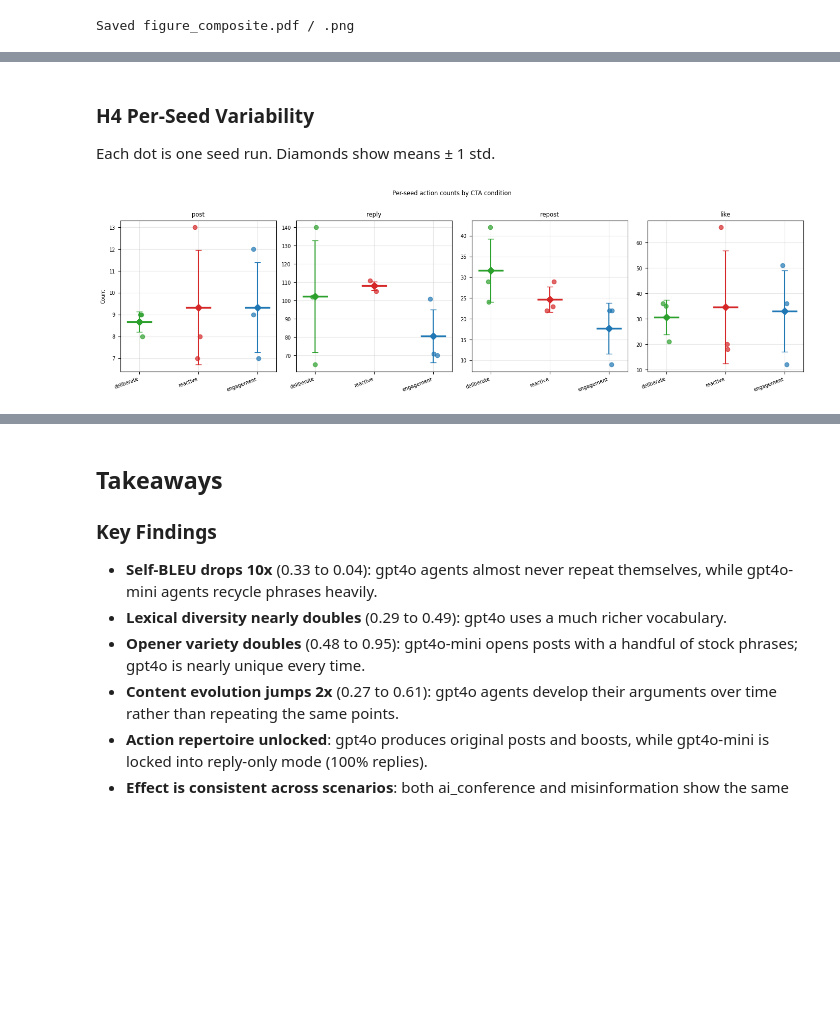
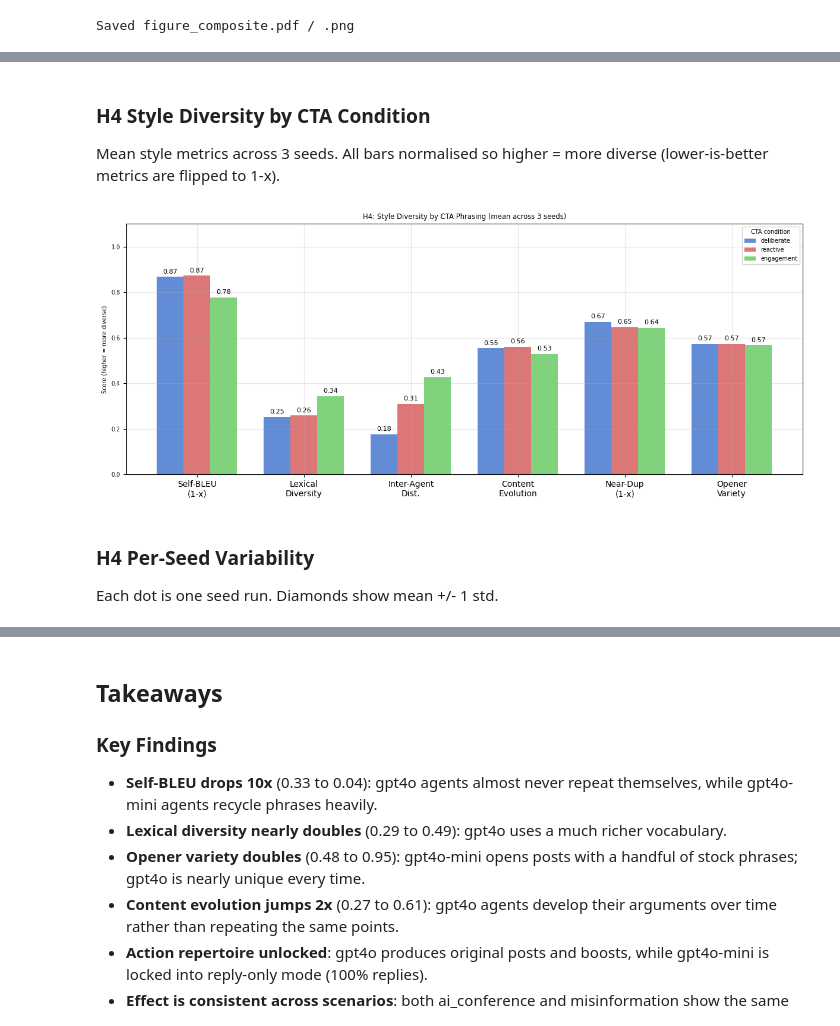
Before and after one commit to sandbox-social/silisocs, a Jupyter notebook: experiments/studies/style_diversity/notebook.ipynb, the cells around one changed output, grey strips where cells are left out. Cells and saved outputs as stored; diff of their text form; code cells hidden in the pictures; blank space fills up the shorter version.

```diff
--- a/experiments/studies/style_diversity/notebook.ipynb
+++ b/experiments/studies/style_diversity/notebook.ipynb
@@ -1399,28 +1318,47 @@ TOTAL             173.3        176.7        140.7
+# %% [markdown]
+### H4 Style Diversity by CTA Condition
+
+Mean style metrics across 3 seeds. All bars normalised so higher = more diverse (lower-is-better metrics are flipped to 1-x).
+# %%
+import numpy as np
+import matplotlib.pyplot as plt
+
+DISPLAY_METRICS = [
+    ('self_bleu',                   'Self-BLEU\n(1-x)',  True),
+    ('lexical_diversity',           'Lexical\nDiversity',   False),
+    ('inter_agent_distinctiveness', 'Inter-Agent\nDist.',   False),
+    ('content_evolution',           'Content\nEvolution',   False),
+    ('near_duplicate_rate',         'Near-Dup\n(1-x)',   True),
+    ('opener_variety',              'Opener\nVariety',      False),
+]
+
+cond_labels = [c.split('=')[1] for c in CONDITIONS]
+colors = ['#4878CF', '#D65F5F', '#6ACC65']
+x = np.arange(len(DISPLAY_METRICS))
+width = 0.25
+
+fig, ax = plt.subplots(figsize=(12, 5))
+for i, (cond, label, color) in enumerate(zip(CONDITIONS, cond_labels, colors)):
+    vals = []
+    for key, _, flip in DISPLAY_METRICS:
+        v = h4_means[cond][key]
+        vals.append(1 - v if flip else v)
+    bars = ax.bar(x + i*width, vals, width, label=label, color=color, alpha=0.85)
+    for bar, v in zip(bars, vals):
+        ax.text(bar.get_x()+bar.get_width()/2, bar.get_height()+0.01,
+                f'{v:.2f}', ha='center', va='bottom', fontsize=8)
+
+ax.set_xticks(x + width)
+ax.set_xticklabels([m[1] for m in DISPLAY_METRICS], fontsize=10)
+ax.set_ylabel('Score (higher = more diverse)')
+ax.set_title('H4: Style Diversity by CTA Phrasing (mean across 3 seeds)')
+ax.legend(title='CTA condition')
+ax.set_ylim(0, 1.1)
+plt.tight_layout()
+plt.show()
+# %% [output]
+[figure, added]
 # %% [markdown]
 ### H4 Per-Seed Variability
 
-Each dot is one seed run. Diamonds show means ± 1 std.
+Each dot is one seed run. Diamonds show mean +/- 1 std.
-# %%
-fig, axes = plt.subplots(1, len(SOCIAL_ACTIONS), figsize=(14, 4), sharey=False)
-
-for ai, act in enumerate(SOCIAL_ACTIONS):
-    ax = axes[ai]
-    for ci, cond in enumerate(H4_CONDITIONS):
-        vals = h4_counts[cond][act]
-        mean, std = np.mean(vals), np.std(vals)
-        # jitter
-        jitter = (np.random.rand(len(vals)) - 0.5) * 0.15
-        ax.scatter([ci + j for j in jitter], vals, color=H4_COLORS[cond], alpha=0.7, zorder=3)
-        ax.plot([ci-0.2, ci+0.2], [mean, mean], color=H4_COLORS[cond], lw=2.5, zorder=4)
-        ax.errorbar(ci, mean, yerr=std, fmt='D', color=H4_COLORS[cond], ms=7, capsize=4, zorder=5)
-    ax.set_xticks(range(len(H4_CONDITIONS)))
-    ax.set_xticklabels([H4_LABELS[c] for c in H4_CONDITIONS], rotation=20, ha='right')
-    ax.set_title(act)
-    ax.set_ylabel('Count' if ai == 0 else '')
-
-plt.suptitle('Per-seed action counts by CTA condition', y=1.02)
-plt.tight_layout()
-plt.savefig('experiments/studies/style_diversity/h4_variability.png', dpi=150, bbox_inches='tight')
-plt.show()
-# %% [output]
-[figure, removed]
```
Also changed, not shown: parts of 9 cells of this notebook, 1 other file.
